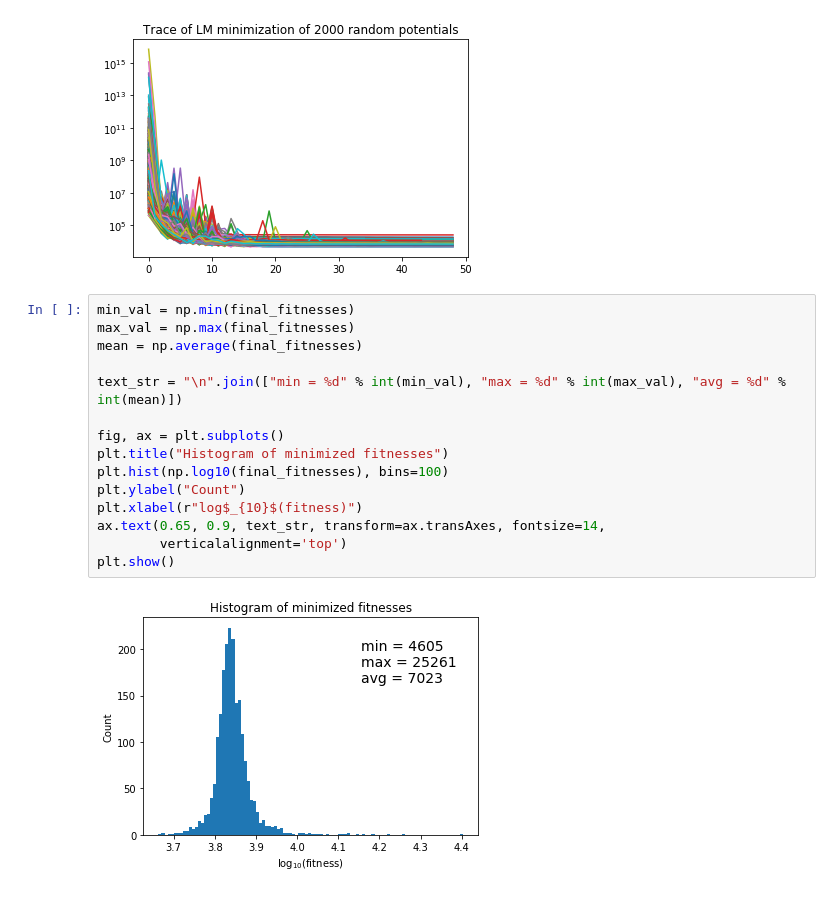
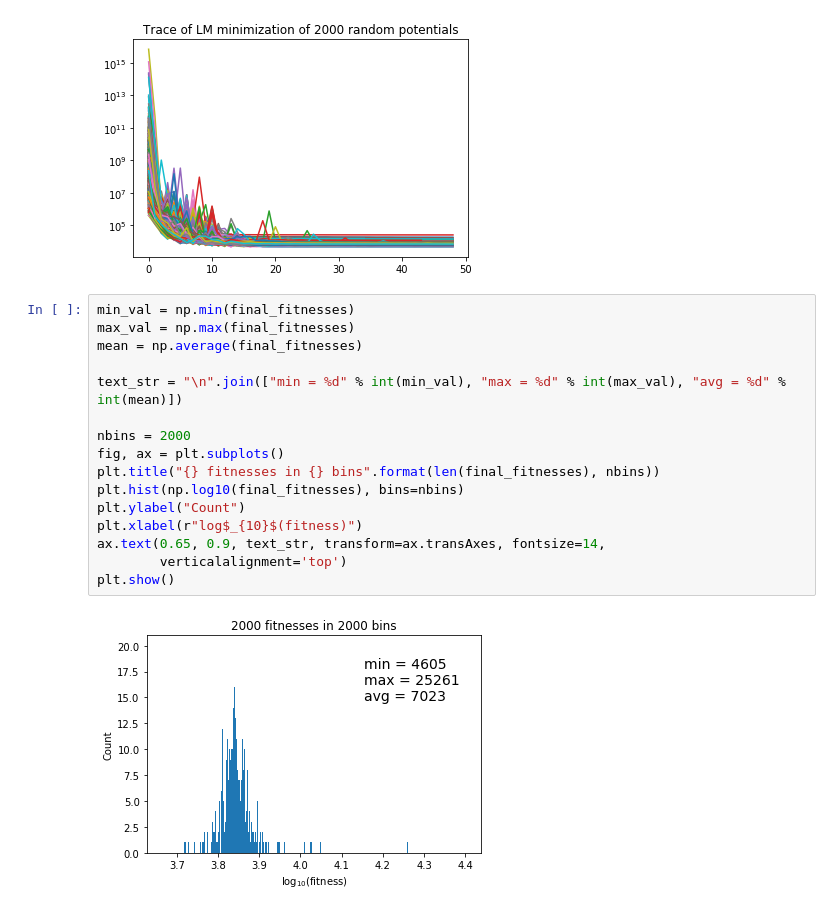
Before and after one commit to TrinkleGroup/s-meam, a Jupyter notebook: src/misc/notebook.ipynb, the cells around one changed output. Drawn from its saved outputs; the diff is of its cells as text.

```diff
--- a/src/misc/notebook.ipynb
+++ b/src/misc/notebook.ipynb
@@ -777,17 +777,18 @@ plt.show()
 # %%
 min_val = np.min(final_fitnesses)
 max_val = np.max(final_fitnesses)
 mean = np.average(final_fitnesses)
 
 text_str = "\n".join(["min = %d" % int(min_val), "max = %d" % int(max_val), "avg = %d" % int(mean)])
 
+nbins = 2000
 fig, ax = plt.subplots()
-plt.title("Histogram of minimized fitnesses")
-plt.hist(np.log10(final_fitnesses), bins=100)
+plt.title("{} fitnesses in {} bins".format(len(final_fitnesses), nbins))
+plt.hist(np.log10(final_fitnesses), bins=nbins)
 plt.ylabel("Count")
 plt.xlabel(r"log$_{10}$(fitness)")
 ax.text(0.65, 0.9, text_str, transform=ax.transAxes, fontsize=14,
         verticalalignment='top')
 plt.show()
 # %% [output]
-[figure, old version]
+[figure, new version]
```
Also changed, not shown: 1 other file.
